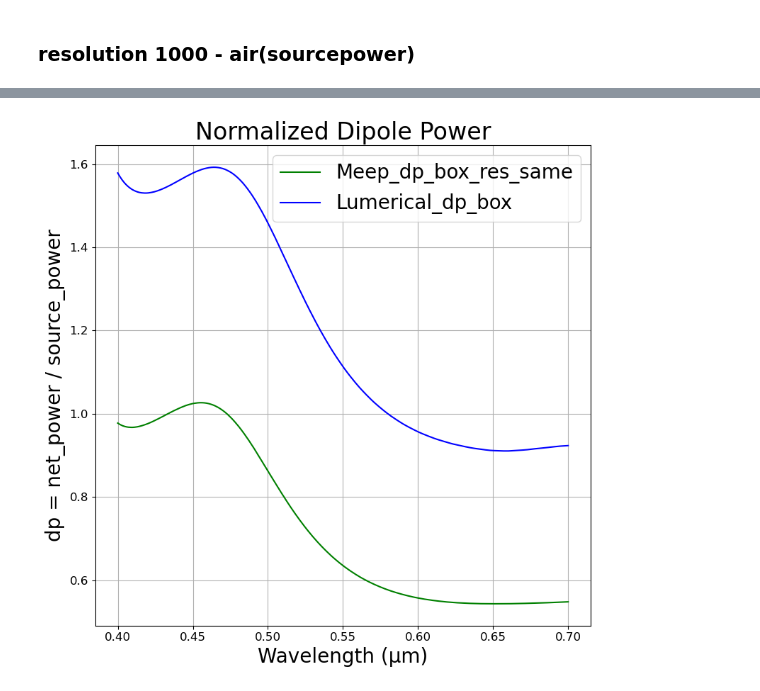
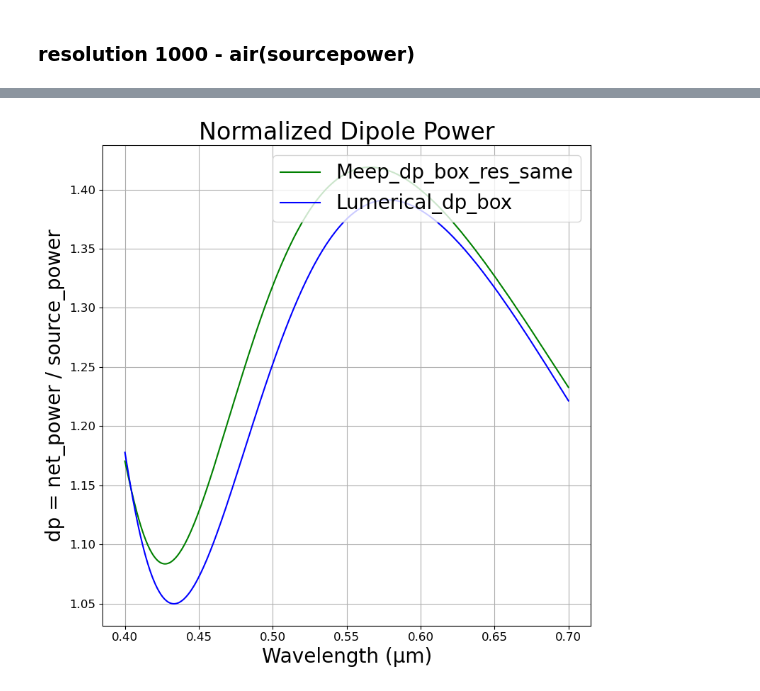
Before and after one commit to M2nion/EIDL, a Jupyter notebook: Tool/Meep/LGD/Meep code/OLED structure/Layer by Layer check/OLED_update_LBL.ipynb, the cells around one changed output, grey strips where cells are left out. Saved outputs shown, nothing was run; the diff lists cells and outputs as text; code cells hidden in the pictures.

```diff
--- a/Tool/Meep/LGD/Meep code/OLED structure/Layer by Layer check/OLED_update_LBL.ipynb
+++ b/Tool/Meep/LGD/Meep code/OLED structure/Layer by Layer check/OLED_update_LBL.ipynb
@@ -149,7 +149,7 @@ Alq3_center = mp.Vector3(0, -0.67, 0)
 aNDP_center = mp.Vector3(0, -0.615, 0)
 ITO_center = mp.Vector3(0, -0.515, 0)
 Cover_center = mp.Vector3(0, -0.405, 0)
-Glass_center = mp.Vector3(0, 0.815, 0)
+Glass_center = mp.Vector3(0, 0.515, 0)
 # %%
 cell_size = mp.Vector3(31, 4, 0)
 
@@ -207,7 +207,7 @@ sources = [mp.Source(
 sim_fitting = mp.Simulation(
     cell_size=cell_size,
     boundary_layers=boundary_layers,
-    geometry=geometry_fitting,
+    geometry=geometry_fitting[5:6],
     default_material=mp.Medium(index = 1),
     sources=sources,
     resolution=resolution,
@@ -414,6 +375,6 @@ plt.plot(res_1000_wave, res_1000_data)
 # %%
 # dp_box / sourcepower 정규화
-dp_fitting = res_1000_data / meep_src_1000_data
+# dp_fitting = meep_res_1000_data / meep_src_1000_data
 dp_fitting_100 = np.array(net_power_fitting) / src_power
 
 wavelengths = 1 / np.array(mp.get_flux_freqs(box_power_fitting))
@@ -421,37 +382,37 @@ wavelengths = 1 / np.array(mp.get_flux_freqs(box_power_fitting))
 plt.figure(figsize=(8, 8))
 
 # plot 순서
-plt.plot(wavelengths, dp_fitting, label='Meep_dp_box_res_same', color='green')
-# plt.plot(wavelengths, sio2_349_data, label='Lumerical_dp_box', color='blue')
-plt.plot(wavelengths, lumerical, label='Lumerical_dp_box', color='blue')
+plt.plot(wavelengths, dp_fitting_100, label='Meep_dp_box_res_same', color='green')
+# plt.plot(wavelengths, dp_fitting_100, label='Lumerical_dp_box', color='blue')
+plt.plot(wavelengths, sio2_349_data, label='Lumerical_dp_box', color='blue')
 
-# plt.plot(wavelengths, decaybox_data, label='decay box rate data', color='purple')
+# plt.plot(wavelengths, lumerical_res_1000_data, label='decay box rate data', color='purple')
 # plt.plot(wavelengths, decay_data, label='decay rate data', color='cyan')
 
 # plt.plot(wavelength_sliced_nofunc, Al_power_sliced_nofunc, label='Lumerical dp', color='green')
 
 
 # 축 레이블 (굵게 + 크기 조정)
 plt.xlabel("Wavelength (μm)", fontsize=20)
 plt.ylabel("dp = net_power / source_power", fontsize=20)
 
 # 제목 (굵게 + 크기 조정)
 plt.title("Normalized Dipole Power", fontsize=24)
 
 # 눈금 폰트 크기 조정
 plt.xticks(fontsize=12)
 plt.yticks(fontsize=12)
 
 # 범례 (폰트 크기 조정 + 굵게)
 plt.legend(loc='upper right', fontsize=20, frameon=True,)
 
 # 기타 설정
 plt.grid(True)
 plt.tight_layout()
 # plt.ylim([1.11, 1.15])
 # plt.xlim([0.4, 0.7])
 plt.show()
 # %% [output]
-[figure, old version]
+[figure, new version]
 # %%
 # === Relative Error 계산 === #
```
Also changed, not shown: parts of 8 cells of this notebook, 9 other files.
